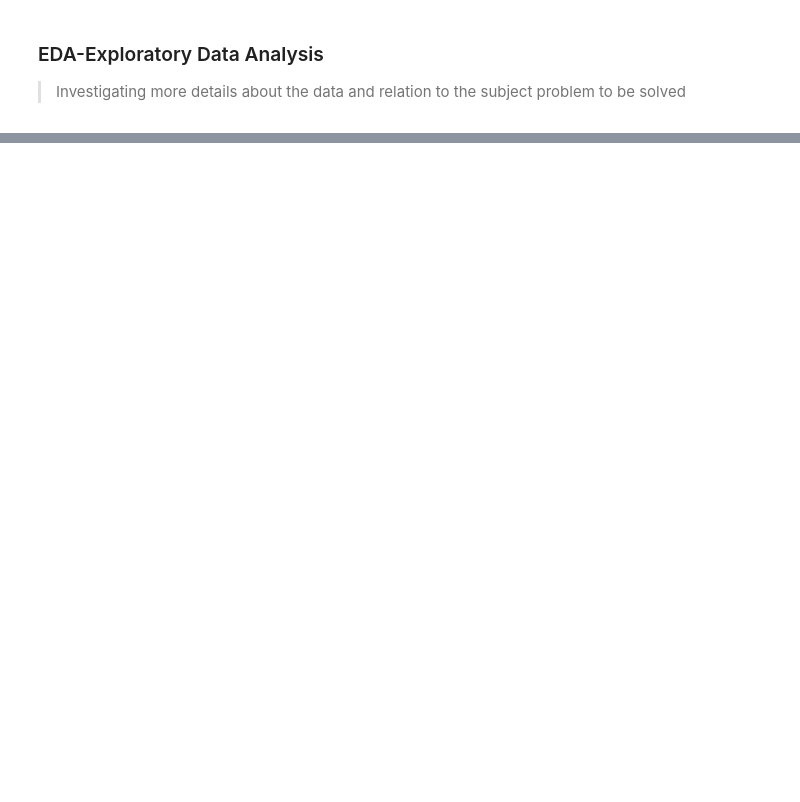
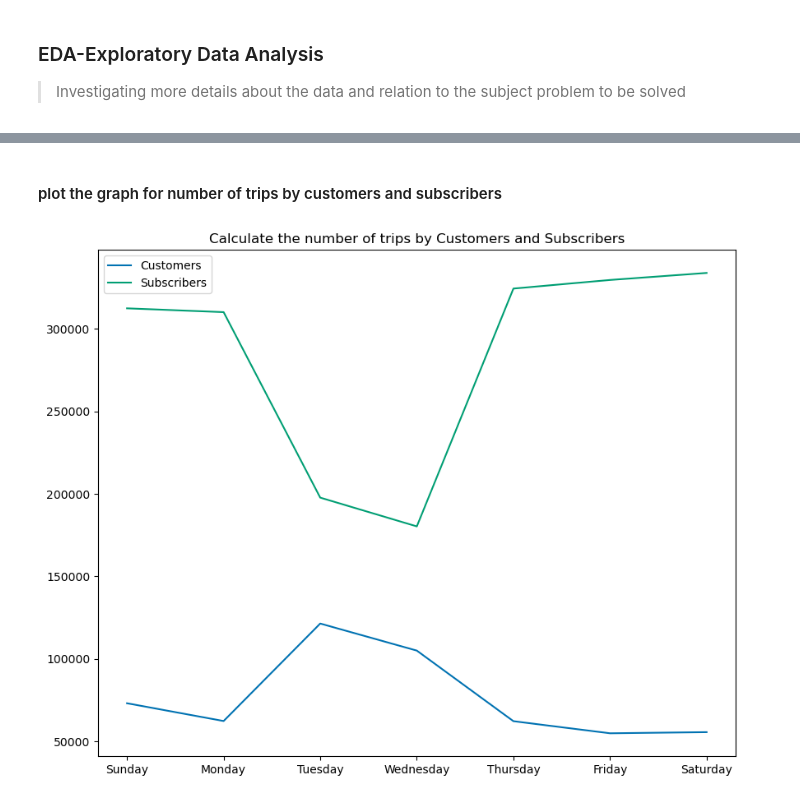
Before and after one commit to simononen/ML_bike_sharing, a Jupyter notebook: EDA_analysis.ipynb, the cells around one changed output, grey strips where cells are left out. Drawn from its saved outputs; the diff is of its cells as text; code cells hidden in the pictures; blank space fills up the shorter version.

```diff
--- a/EDA_analysis.ipynb
+++ b/EDA_analysis.ipynb
@@ -297,0 +462,6 @@ plt.show()
+# %%
+# calculate the no. of trips by users in a week by adding Count of bikeId to values
+
+count_users = bike_data.groupby('dayName')['bikeId'].count()
+count_users = count_users.sort_index()
+count_users
@@ -297,0 +478,5 @@ plt.show()
+# %%
+# calculate the No. of trips by users in a week
+
+count_customer_users = bike_data[bike_data['userType'] == 'Customer'].groupby('dayName')['bikeId'].count()
+count_customer_users
@@ -297,0 +493,5 @@ plt.show()
+# %%
+# calculate the No. of trips by users in a week
+
+count_subscriber_users = bike_data[bike_data['userType'] == 'Subscriber'].groupby('dayName')['bikeId'].count()
+count_subscriber_users
@@ -297,0 +535,13 @@ plt.show()
+# %% [markdown]
+#### plot the graph for number of trips by customers and subscribers
+# %%
+plt.figure(figsize = (10,8))
+plt.plot(count_customer_users.index, count_customer_users.values)
+plt.plot(count_subscriber_users.index, count_subscriber_users.values)
+plt.title('Calculate the number of trips by Customers and Subscribers')
+plt.legend(['Customers', 'Subscribers'])
+labels = ['Sunday', 'Monday', 'Tuesday', 'Wednesday', 'Thursday', 'Friday', 'Saturday']
+plt.xticks(count_users.index, labels)
+plt.show()
+# %% [output]
+[figure, added]
```
Also changed, not shown: parts of 114 cells of this notebook.
